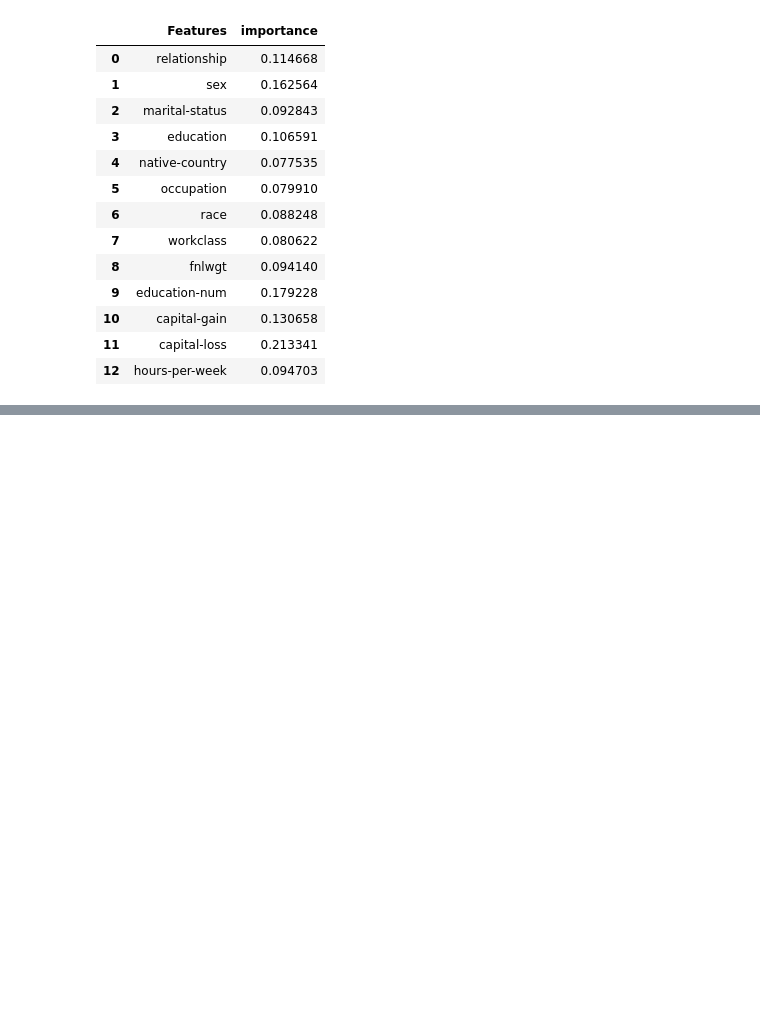
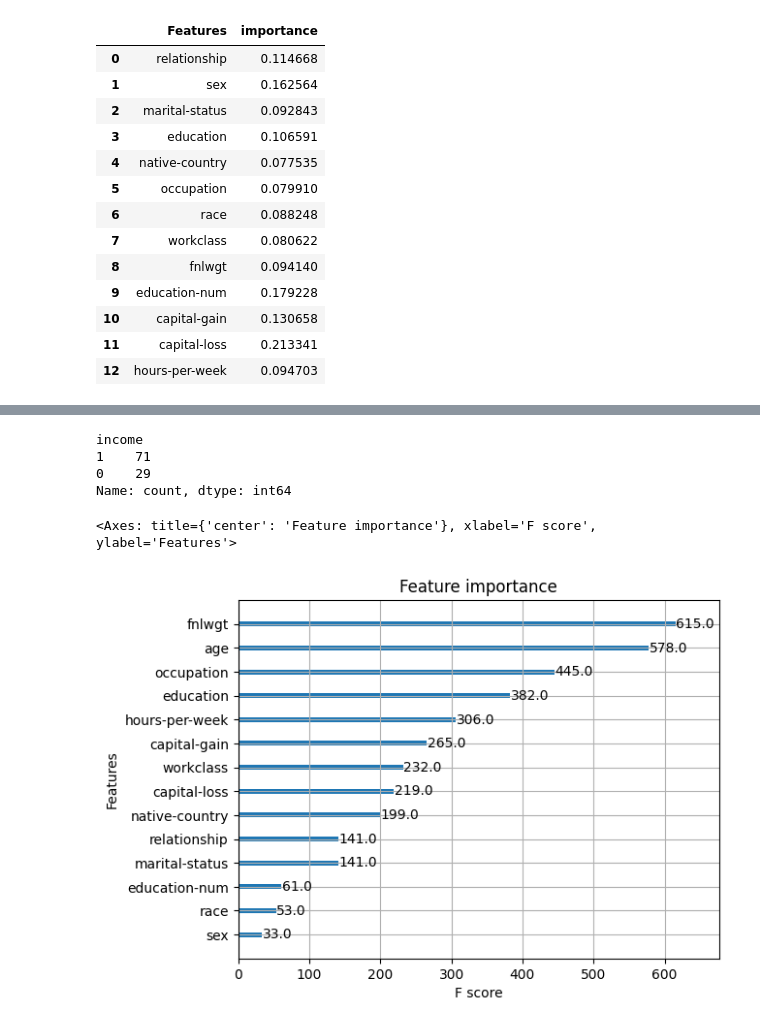
Before and after one commit to GaganSaiTrinadh/cs178-project, a Jupyter notebook: eric.ipynb, the cells around one changed output, grey strips where cells are left out. Saved outputs shown, nothing was run; the diff lists cells and outputs as text; code cells hidden in the pictures; blank space fills up the shorter version.

Commit message:
age and importance

```diff
--- a/eric.ipynb
+++ b/eric.ipynb
@@ -29,7 +29,7 @@ Index(['age', 'workclass', 'fnlwgt', 'education', 'education-num',
 # %% [markdown]
 ### Get numerical and categorical columns
 # %%
-numerical = list(X.select_dtypes(include='number').columns[1:])
+numerical = list(X.select_dtypes(include='number').columns)
 categorial = list(set(X.columns[1:])-set(numerical))
 numerical, categorial
 # %% [output]
@@ -467,0 +485,12 @@ tabular_model.feature_importance()
+# %%
+X.join(y).sort_values(by='capital-loss',ascending=False).head(100).value_counts(subset='income')
+# %% [output]
+income
+1    71
+0    29
+Name: count, dtype: int64
+# %%
+xgb.plot_importance(xgb_model)
+# %% [output]
+<Axes: title={'center': 'Feature importance'}, xlabel='F score', ylabel='Features'>
+[figure, added]
```
Also changed, not shown: parts of 2 cells of this notebook.
